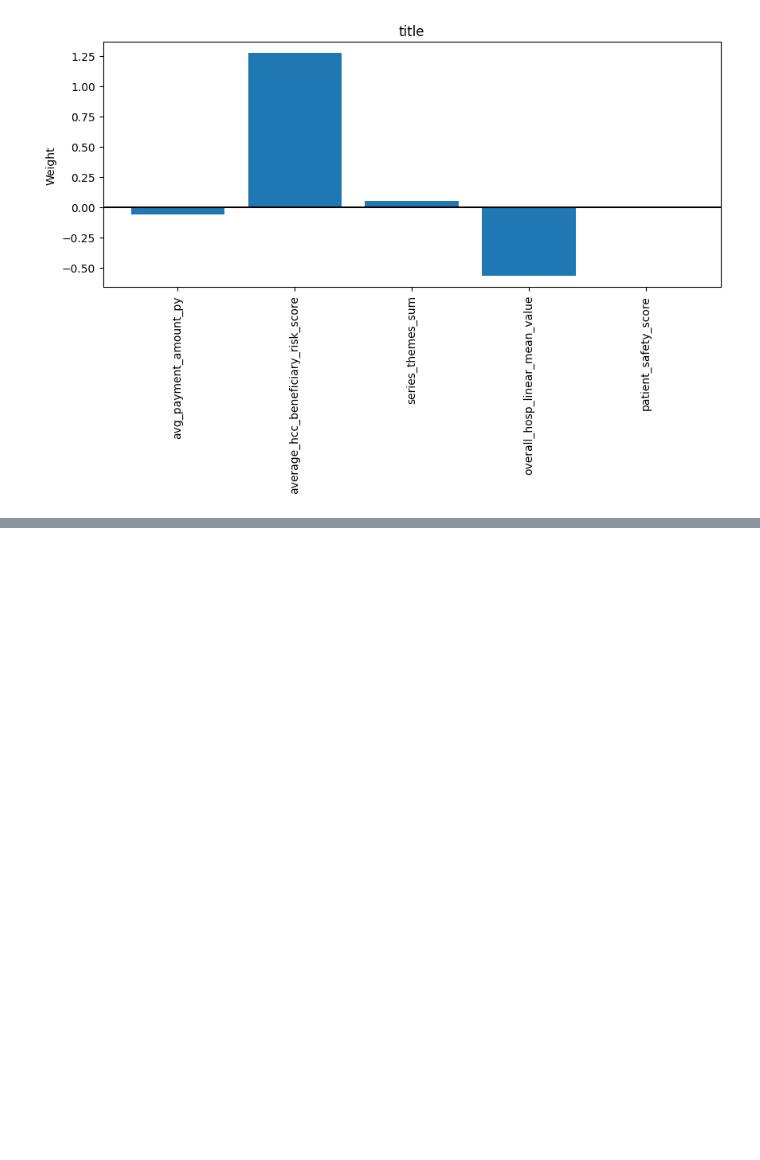
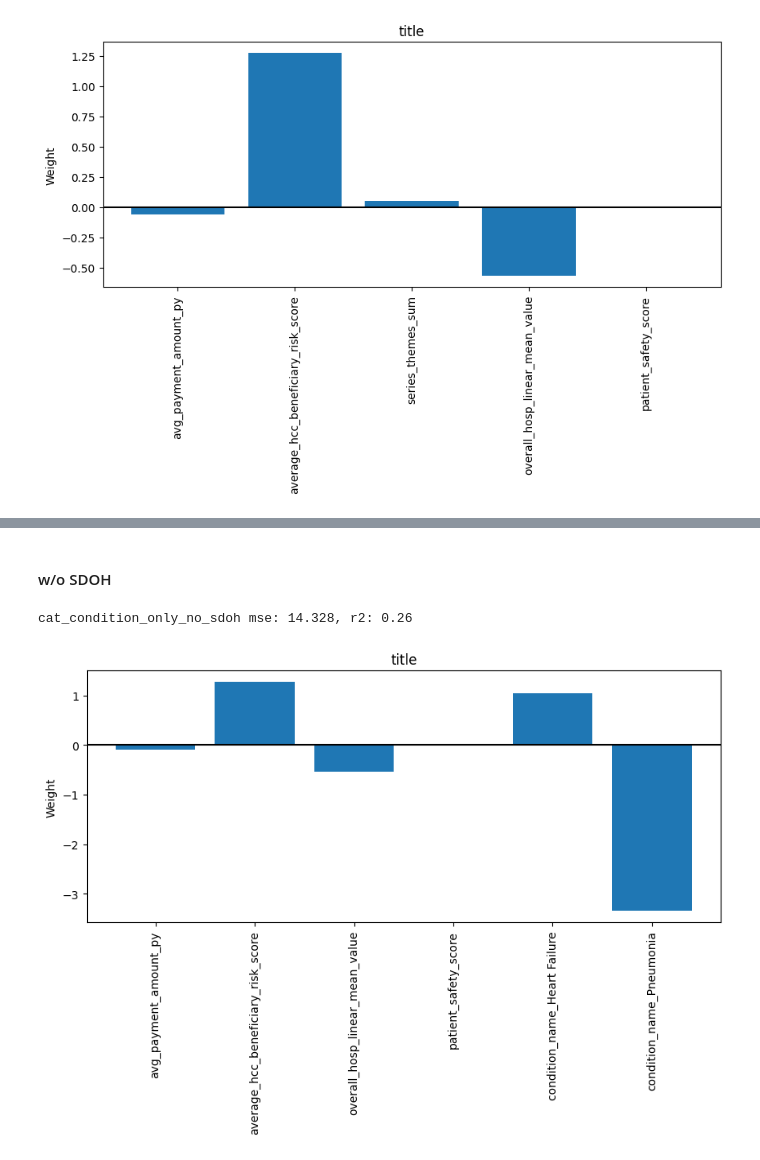
Before and after one commit to DS4A-2023-Team-20/ca-sdoh, a Jupyter notebook: code/jess/model_dev.ipynb, the cells around one changed output, grey strips where cells are left out. Drawn from its saved outputs; the diff is of its cells as text; code cells hidden in the pictures; blank space fills up the shorter version.

```diff
--- a/code/jess/model_dev.ipynb
+++ b/code/jess/model_dev.ipynb
@@ -345,0 +258,24 @@ Based on the fits above, we aren't able to predict readmission rates very well a
+# %% [markdown]
+#### w/o SDOH
+# %%
+model_name = "cat_condition_only_no_sdoh"
+
+numeric_cols = [
+    "avg_payment_amount_py",
+    "average_hcc_beneficiary_risk_score",
+    "overall_hosp_linear_mean_value",
+    "patient_safety_score",
+]
+cat_cols = ["condition_name"]
+
+X_processed = process_features(df, numeric_cols, cat_cols)
+y = df["readmission_rate"]
+
+fit_model, summary_table = fit_linear_model(
+    X_processed, y, model_name, group=2, sdoh=False, summary_table=summary_table
+)
+summary_table
+plot_linear_weights(X_processed, fit_model)
+# %% [output]
+cat_condition_only_no_sdoh mse: 14.328, r2: 0.26
+[figure, added]
```
Also changed, not shown: parts of 36 cells of this notebook, 2 other files.
